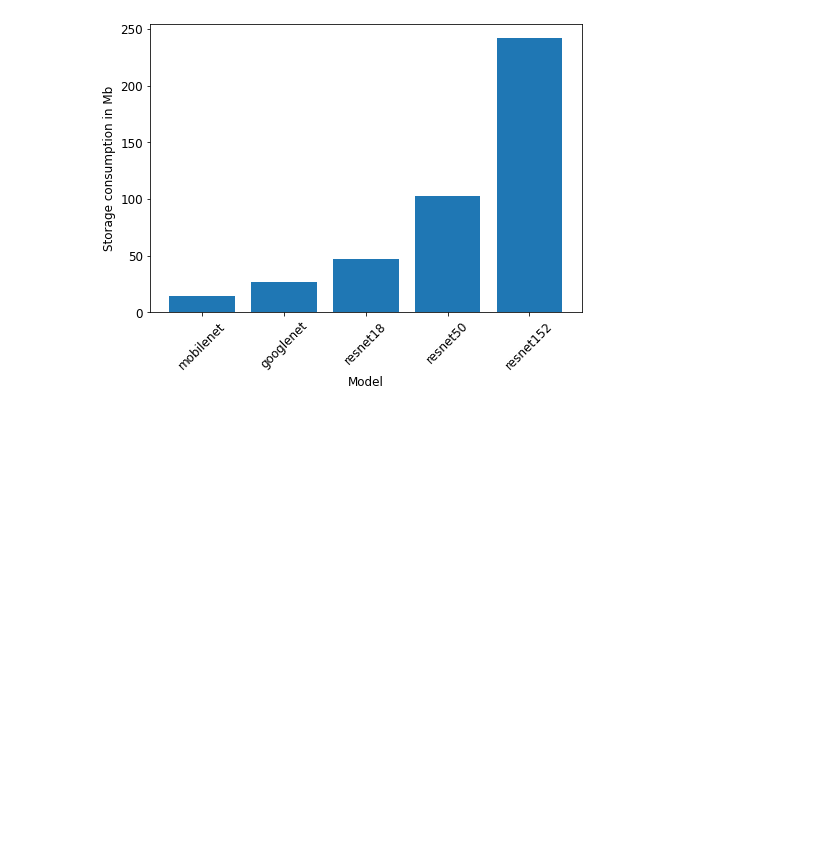
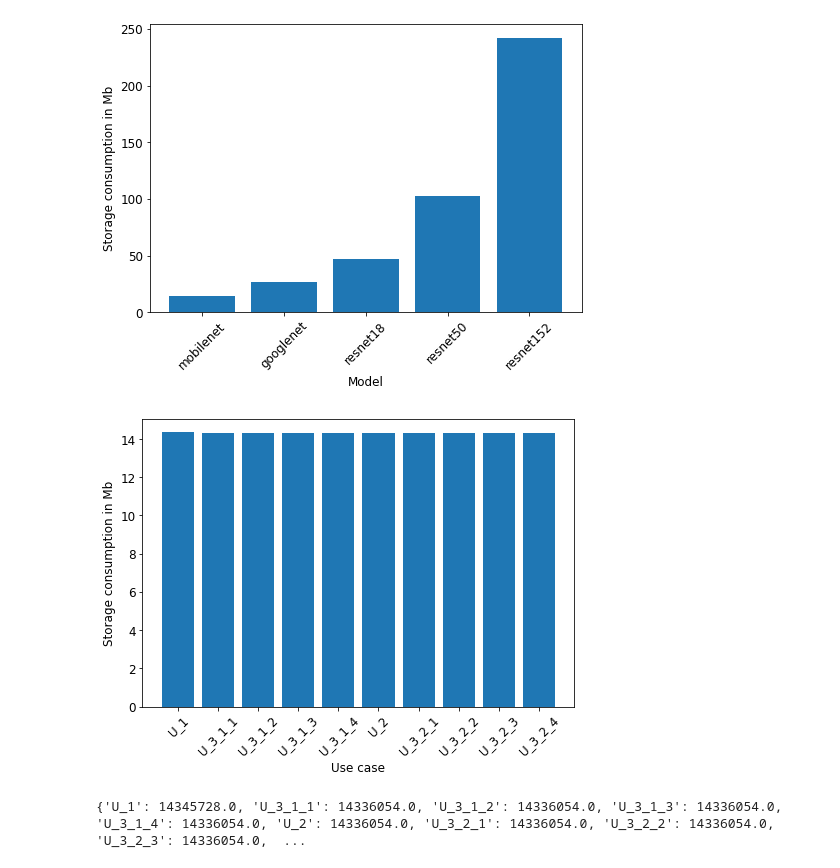
Before and after one commit to slin96/master-thesis, a Jupyter notebook: experiments/plots/storage_consumption.ipynb, the cells around one changed output. Cells and saved outputs as stored; diff of their text form; code cells hidden in the pictures; blank space fills up the shorter version.

Commit message:
plot param update improved

```diff
--- a/experiments/plots/storage_consumption.ipynb
+++ b/experiments/plots/storage_consumption.ipynb
@@ -6,6 +6,14 @@ from experiments.plots.util import *
 import numpy as np
 # %%
 # define the directory containing the experiment logs
+BASELINE = 'baseline'
+PARAM_UPDATE = 'param_update'
+PARAM_UPDATE_IMPROVED = 'param_improved'
+PROVENANCE = 'provenance'
+
+VERSION = 'version'
+FINE_TUNED = 'fine-tuned'
+
 ROOT_LOG_DIR = '/Users/nils/Downloads/log-dir-base-update-update-improved-expected-run0-6'
 # %%
 # the storage consumption is determined on the server -> filter files that are server logs
@@ -214,0 +232,6 @@ plot_storage_distribution(models, u1_sizes)
+# %%
+metas = filter_meta(storage_meta, model=MOBILENET, approach=PARAM_UPDATE, snapshot_type=VERSION, snapshot_dist='food')
+plot_median_storage_consumption(metas, save_path='./pdfs/median-storage-baseline-mobilenet-version-food.pdf')
+# %% [output]
+[figure, added]
+{'U_1': 14345728.0, 'U_3_1_1': 14336054.0, 'U_3_1_2': 14336054.0, 'U_3_1_3': 14336054.0, 'U_3_1_4': 14336054.0, 'U_2': 14336054.0, 'U_3_2_1': 14336054.0, 'U_3_2_2': 14336054.0, 'U_3_2_3': 14336054.0,  ...
```
Also changed, not shown: parts of 23 cells of this notebook.
